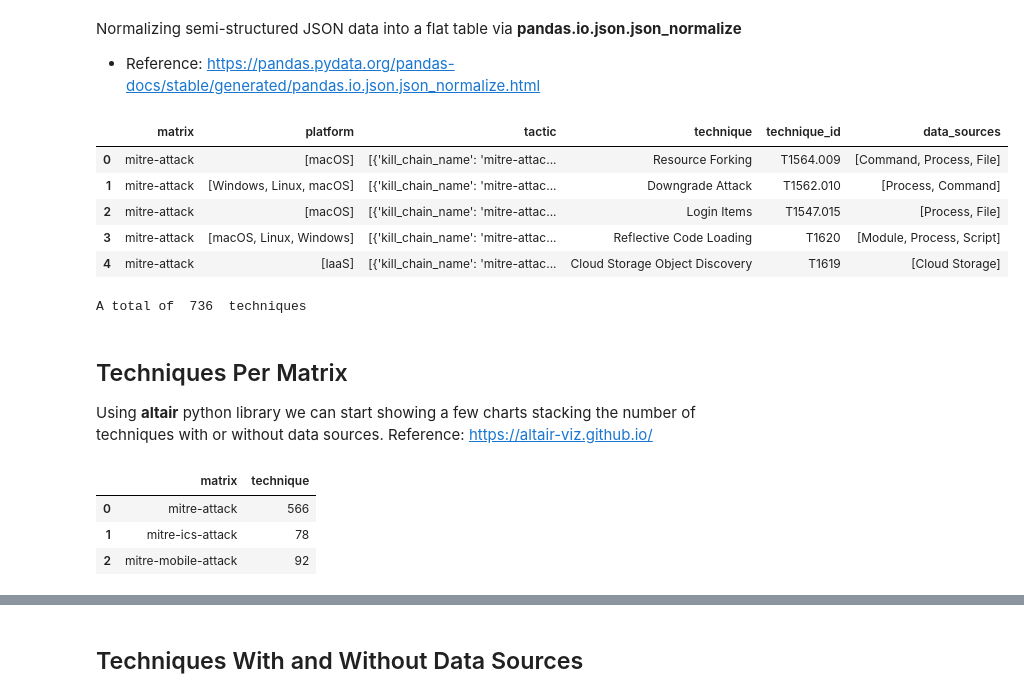
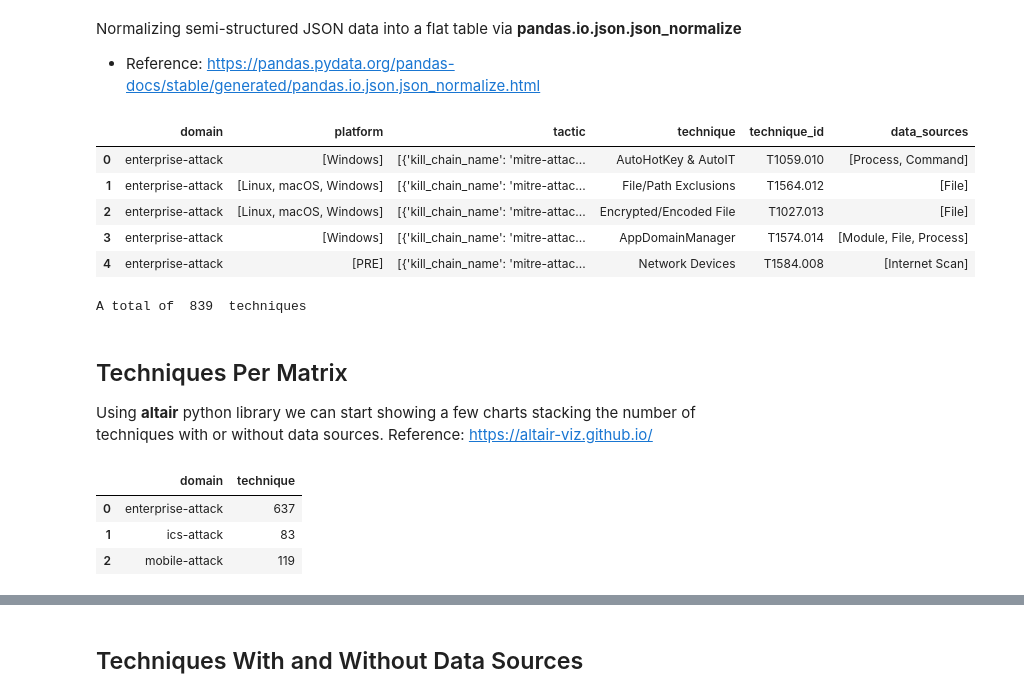
Before and after one commit to OTRF/ATTACK-Python-Client, a Jupyter notebook: docs/playground/4-Explore_Data_Sources.ipynb, the cells around one changed output, grey strips where cells are left out. Cells and saved outputs as stored; diff of their text form; code cells hidden in the pictures.

```diff
--- a/docs/playground/4-Explore_Data_Sources.ipynb
+++ b/docs/playground/4-Explore_Data_Sources.ipynb
@@ -41,42 +45,42 @@ Normalizing semi-structured JSON data into a flat table via **pandas.io.json.jso
 # %%
 temp_list = []
 for t in all_techniques:
-    matrix_name = t['external_references'][0]['source_name']
+    domain_name = t['x_mitre_domains'][0]
     technique_number = t['external_references'][0]['external_id']
     if 'x_mitre_data_sources' in t.keys():
         data_sources = list(set([ds.split(':')[0] for ds in t['x_mitre_data_sources']]))
         t = t.new_version(x_mitre_data_sources = data_sources)
-    t = t.new_version(matrix = matrix_name)
+    t = t.new_version(domain = domain_name)
     t = t.new_version(technique_id = technique_number)
     temp_list.append(json.loads(t.serialize()))
 techniques = pandas.json_normalize(temp_list)
 techniques.rename(columns = {'x_mitre_platforms':'platform', 'kill_chain_phases':'tactic', 'name':'technique', 'x_mitre_data_sources':'data_sources'}, inplace = True)
 # %%
-techniques = techniques.reindex(['matrix','platform','tactic','technique','technique_id','data_sources'], axis=1)
+techniques = techniques.reindex(['domain','platform','tactic','technique','technique_id','data_sources'], axis=1)
 techniques.head()
 # %% [output]
-|  | matrix | platform | tactic | technique | technique_id | data_sources |
-| 0 | mitre-attack | [macOS] | [{'kill_chain_name': 'mitre-attac... | Resource Forking | T1564.009 | [Command, Process, File] |
-| 1 | mitre-attack | [Windows, Linux, macOS] | [{'kill_chain_name': 'mitre-attac... | Downgrade Attack | T1562.010 | [Process, Command] |
-| 2 | mitre-attack | [macOS] | [{'kill_chain_name': 'mitre-attac... | Login Items | T1547.015 | [Process, File] |
-| 3 | mitre-attack | [macOS, Linux, Windows] | [{'kill_chain_name': 'mitre-attac... | Reflective Code Loading | T1620 | [Module, Process, Script] |
-| 4 | mitre-attack | [IaaS] | [{'kill_chain_name': 'mitre-attac... | Cloud Storage Object Discovery | T1619 | [Cloud Storage] |
+|  | domain | platform | tactic | technique | technique_id | data_sources |
+| 0 | enterprise-attack | [Windows] | [{'kill_chain_name': 'mitre-attac... | AutoHotKey & AutoIT | T1059.010 | [Process, Command] |
+| 1 | enterprise-attack | [Linux, macOS, Windows] | [{'kill_chain_name': 'mitre-attac... | File/Path Exclusions | T1564.012 | [File] |
+| 2 | enterprise-attack | [Linux, macOS, Windows] | [{'kill_chain_name': 'mitre-attac... | Encrypted/Encoded File | T1027.013 | [File] |
+| 3 | enterprise-attack | [Windows] | [{'kill_chain_name': 'mitre-attac... | AppDomainManager | T1574.014 | [Module, File, Process] |
+| 4 | enterprise-attack | [PRE] | [{'kill_chain_name': 'mitre-attac... | Network Devices | T1584.008 | [Internet Scan] |
 # %%
 print('A total of ',len(techniques),' techniques')
 # %% [output]
-A total of  736  techniques
+A total of  839  techniques
 # %% [markdown]
 ## Techniques Per Matrix
 Using **altair** python library we can start showing a few charts stacking the number of techniques with or without data sources.
 Reference: https://altair-viz.github.io/
 # %%
 data = techniques
-data_2 = data.groupby(['matrix'])['technique'].count()
+data_2 = data.groupby(['domain'])['technique'].count()
 data_3 = data_2.to_frame().reset_index()
 data_3
 # %% [output]
-|  | matrix | technique |
-| 0 | mitre-attack | 566 |
-| 1 | mitre-ics-attack | 78 |
-| 2 | mitre-mobile-attack | 92 |
+|  | domain | technique |
+| 0 | enterprise-attack | 637 |
+| 1 | ics-attack | 83 |
+| 2 | mobile-attack | 119 |
 # %%
```
Also changed, not shown: parts of 30 cells of this notebook, 6 other files.
